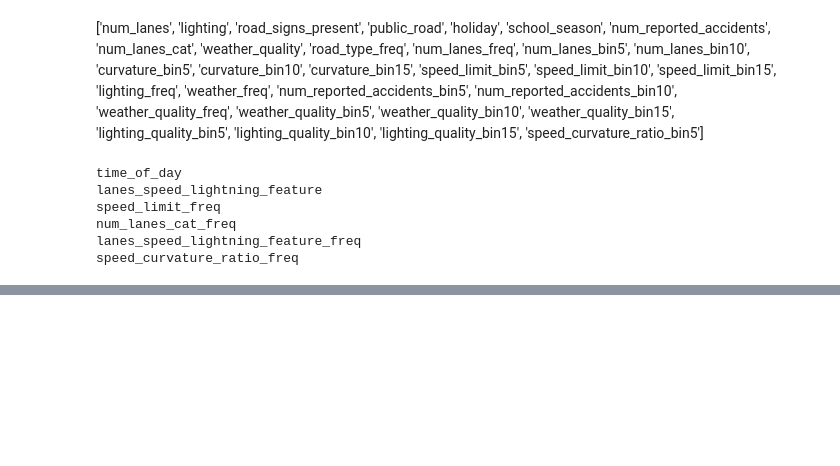
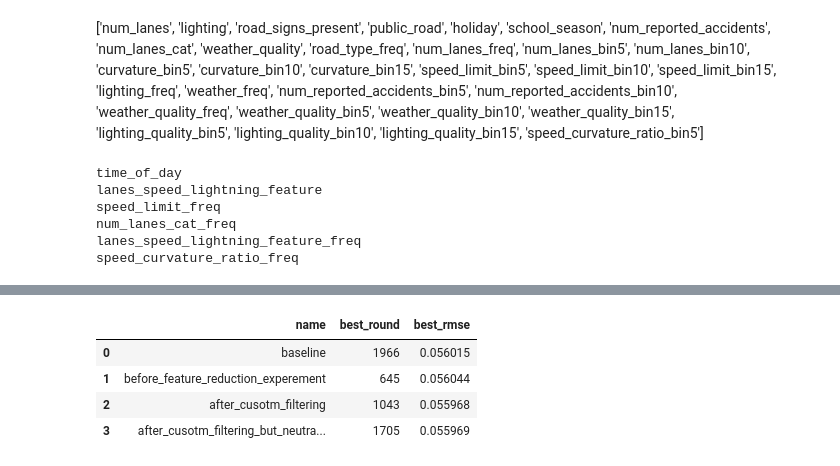
Before and after one commit to antlbn/Kaggle_competition_playground, a Jupyter notebook: road-accidents.ipynb, the cells around one changed output, grey strips where cells are left out. Cells and saved outputs as stored; diff of their text form; code cells hidden in the pictures; blank space fills up the shorter version.

```diff
--- a/road-accidents.ipynb
+++ b/road-accidents.ipynb
@@ -605,0 +498,8 @@ add Codeadd Markdown
+# %%
+Scoresy_m2.style.background_gradient(subset=['best_rmse'], cmap='coolwarm')
+# %% [output]
+|  | name | best_round | best_rmse |
+| 0 | baseline | 1966 | 0.056015 |
+| 1 | before_feature_reduction_experement | 645 | 0.056044 |
+| 2 | after_cusotm_filtering | 1043 | 0.055968 |
+| 3 | after_cusotm_filtering_but_neutra... | 1705 | 0.055969 |
```
Also changed, not shown: parts of 63 cells of this notebook.
